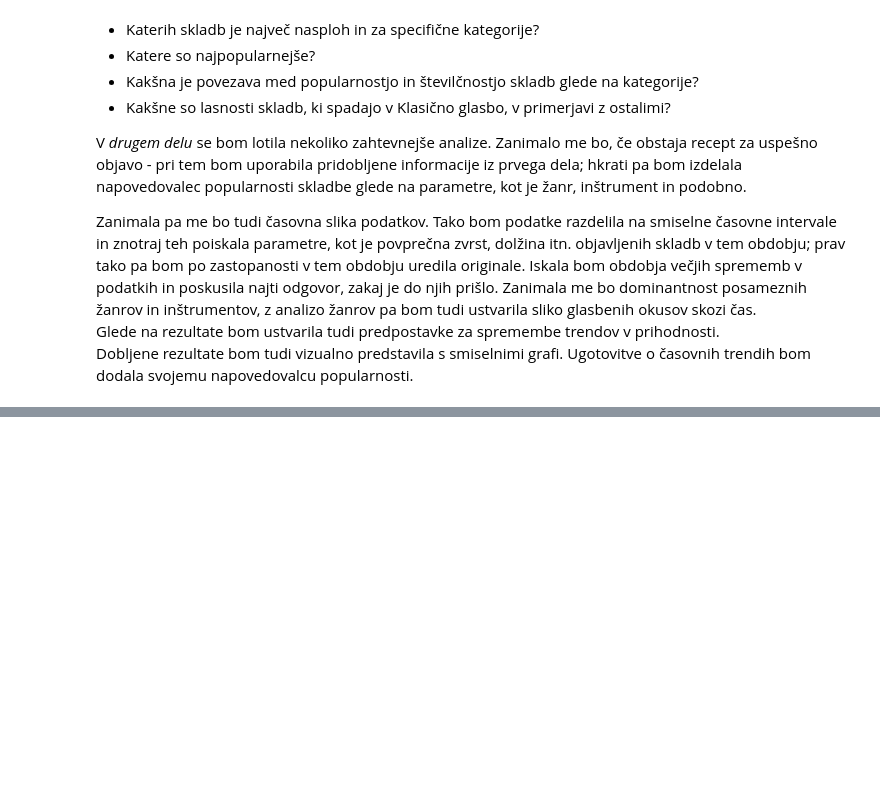
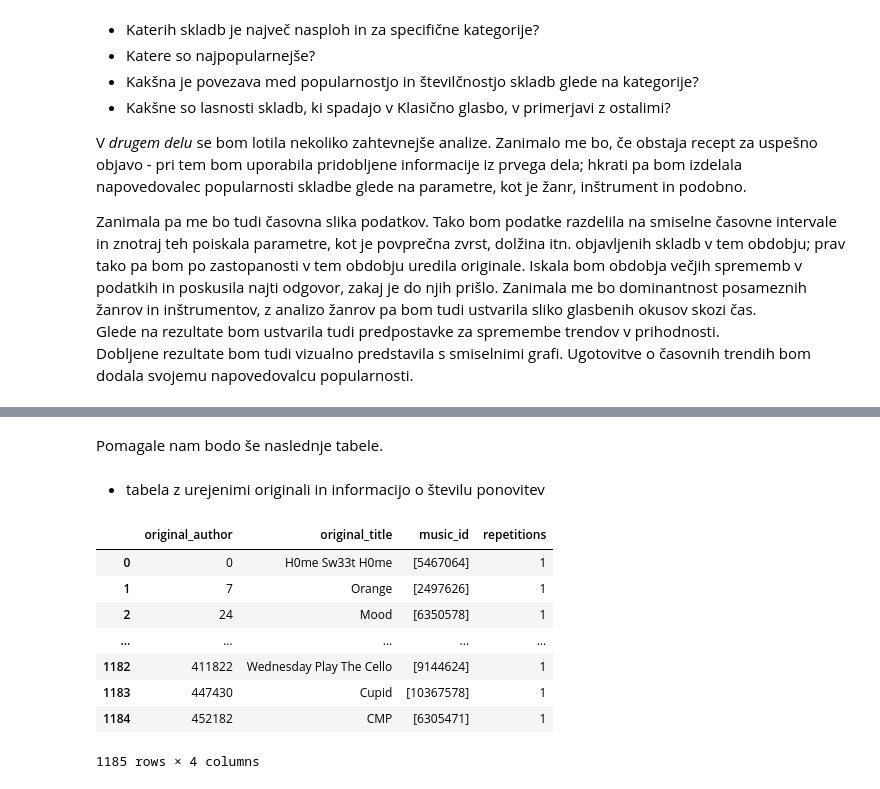
Before and after one commit to klara-stantic/Prog1-projektna, a Jupyter notebook: analiza_podatkov.ipynb, the cells around one changed output, grey strips where cells are left out. Drawn from its saved outputs; the diff is of its cells as text; code cells hidden in the pictures; blank space fills up the shorter version.

```diff
--- a/analiza_podatkov.ipynb
+++ b/analiza_podatkov.ipynb
@@ -20,0 +108,30 @@ Ugotovitve o časovnih trendih bom dodala svojemu napovedovalcu popularnosti.
+# %%
+authors = pd.read_csv(os.path.join('obdelani-podatki','authors.csv'), index_col="author_id")
+genres = pd.read_csv(os.path.join('obdelani-podatki','genres.csv'))
+users = pd.read_csv(os.path.join('obdelani-podatki','users.csv'), index_col="user_id")
+relacije_authors = pd.read_csv(os.path.join('obdelani-podatki','relacije_authors.csv'))
+relacije_users = pd.read_csv(os.path.join('obdelani-podatki','relacije_users.csv'))
+# %% [markdown]
+Pomagale nam bodo še naslednje tabele.
+# %% [markdown]
+* tabela z urejenimi originali in informacijo o številu ponovitev
+# %%
+# Tabela s surovimi podatki
+originals = relacije_authors.copy()
+
+# Razvrstimo po skupinah glede na originalne avtorje in originalne naslove ter jih obdelamo
+originals = originals.groupby(['original_author', 'original_title'])['music_id'].agg(list).reset_index()
+
+# Dolžina seznama pri vsakem originalu nam pove, koliko vnosov mu pripada
+originals['repetitions'] = originals['music_id'].apply(len)
+originals
+# %% [output]
+|  | original_author | original_title | music_id | repetitions |
+| 0 | 0 | H0me Sw33t H0me | [5467064] | 1 |
+| 1 | 7 | Orange | [2497626] | 1 |
+| 2 | 24 | Mood | [6350578] | 1 |
+| ... | ... | ... | ... | ... |
+| 1182 | 411822 | Wednesday Play The Cello | [9144624] | 1 |
+| 1183 | 447430 | Cupid | [10367578] | 1 |
+| 1184 | 452182 | CMP | [6305471] | 1 |
+1185 rows × 4 columns
```
Also changed, not shown: parts of 13 cells of this notebook.
